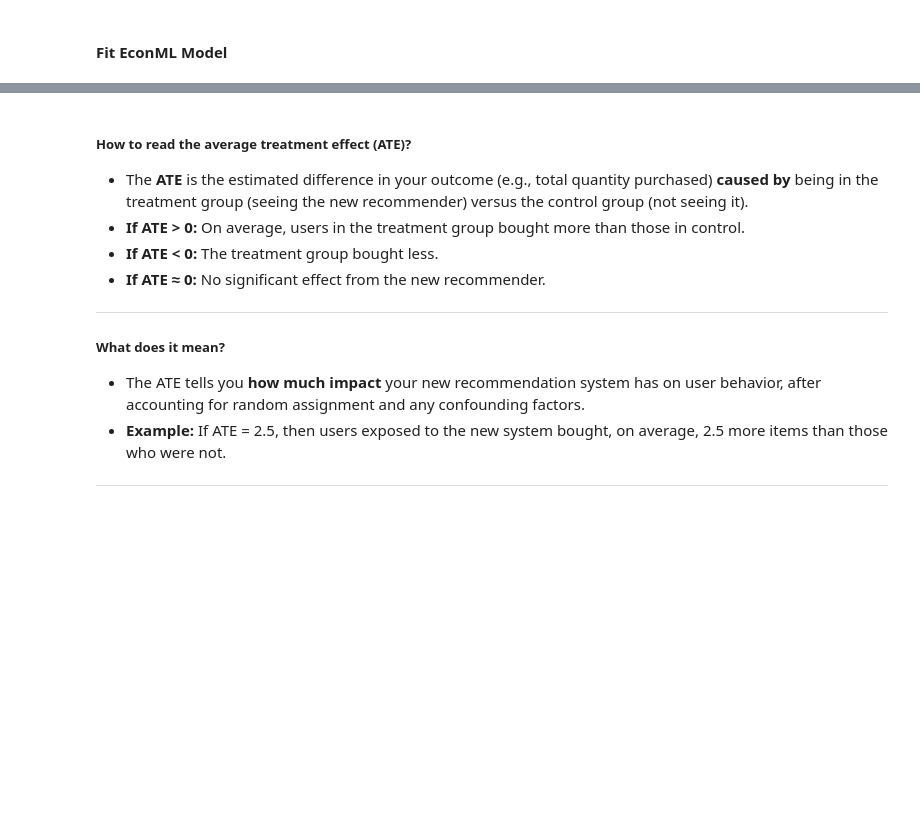
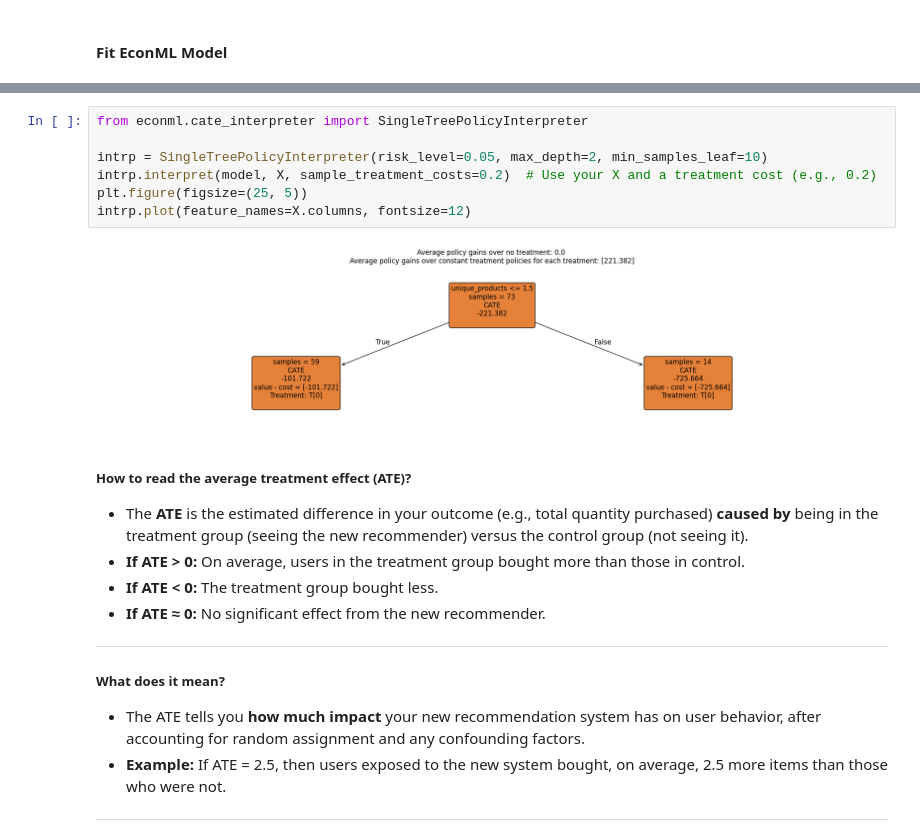
Before and after one commit to tksy1227/ICP_Group5, a Jupyter notebook: final_model_recsys_prototype.ipynb, the cells around one changed output, grey strips where cells are left out. Drawn from its saved outputs; the diff is of its cells as text; blank space fills up the shorter version.

```diff
--- a/final_model_recsys_prototype.ipynb
+++ b/final_model_recsys_prototype.ipynb
@@ -892,3 +997,12 @@ Average Treatment Effect: 0.4268189497716934
+# %%
+from econml.cate_interpreter import SingleTreePolicyInterpreter
+
+intrp = SingleTreePolicyInterpreter(risk_level=0.05, max_depth=2, min_samples_leaf=10)
+intrp.interpret(model, X, sample_treatment_costs=0.2)  # Use your X and a treatment cost (e.g., 0.2)
+plt.figure(figsize=(25, 5))
+intrp.plot(feature_names=X.columns, fontsize=12)
+# %% [output]
+[figure, added]
 # %% [markdown]
 ##### **How to read the average treatment effect (ATE)?**
 
```
Also changed, not shown: parts of 12 cells of this notebook.
